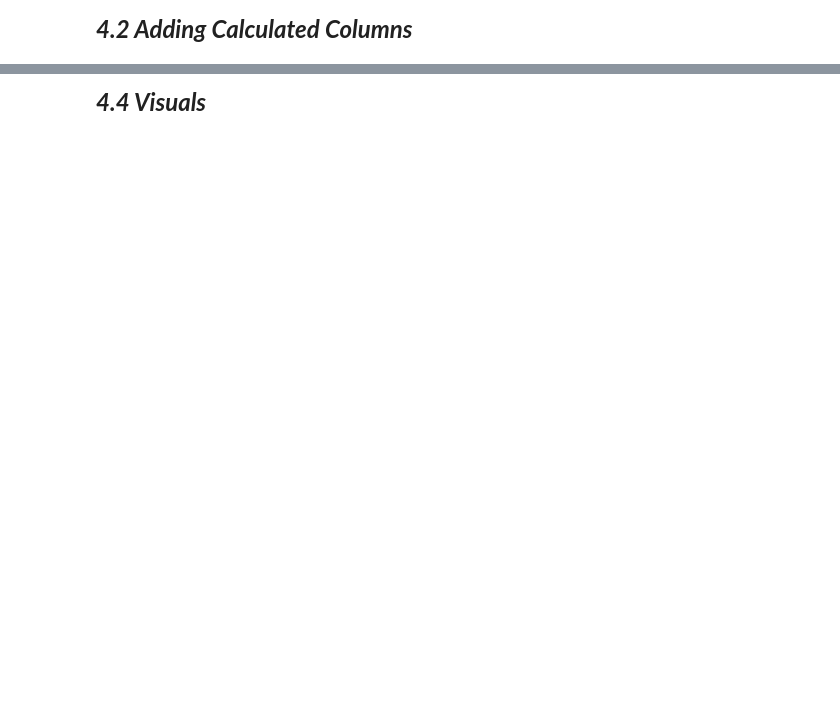
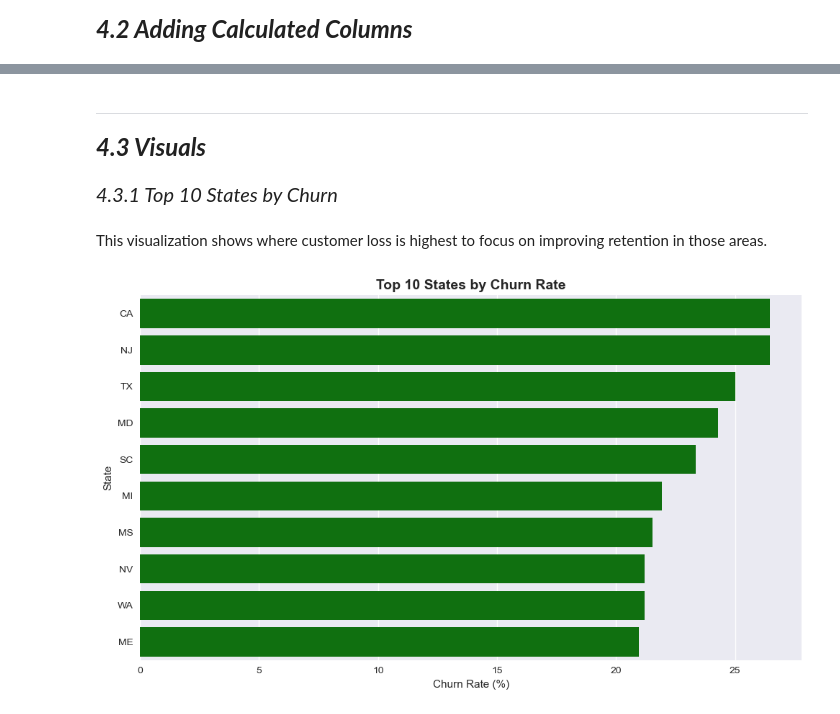
Before and after one commit to EAlmadi/Phase3_project, a Jupyter notebook: Syriatel.ipynb, the cells around one changed output, grey strips where cells are left out. Saved outputs shown, nothing was run; the diff lists cells and outputs as text; code cells hidden in the pictures; blank space fills up the shorter version.

```diff
--- a/Syriatel.ipynb
+++ b/Syriatel.ipynb
@@ -274,5 +285,23 @@ Syriatel_data['revenue_per_call'] = Syriatel_data['total_revenue'] / Syriatel_da
 # %%
 # 6. Day Usage Ratio
 Syriatel_data['day_usage_ratio'] = Syriatel_data['total day minutes'] / Syriatel_data['total_minutes']
+# %% [markdown]
+---
 # %% [markdown]
-***<span style="font-size: 24px;">4.4 Visuals</span>***
+***<span style="font-size: 24px;">4.3 Visuals</span>***
+# %% [markdown]
+*<span style="font-size: 20px;">4.3.1 Top 10 States by Churn</span>*
+# %% [markdown]
+This visualization shows where customer loss is highest to focus on improving retention in those areas.
+# %%
+plt.figure(figsize=(10, 6))
+
+ax = sns.barplot(data=top_churn_states, x='churn_rate', y='state', color='green')
+ax.set_title('Top 10 States by Churn Rate', fontsize=14, fontweight='bold')
+ax.set_xlabel('Churn Rate (%)')
+ax.set_ylabel('State')
+
+plt.tight_layout()
+plt.show()
+# %% [output]
+[figure, added]
```
Also changed, not shown: parts of 22 cells of this notebook.
